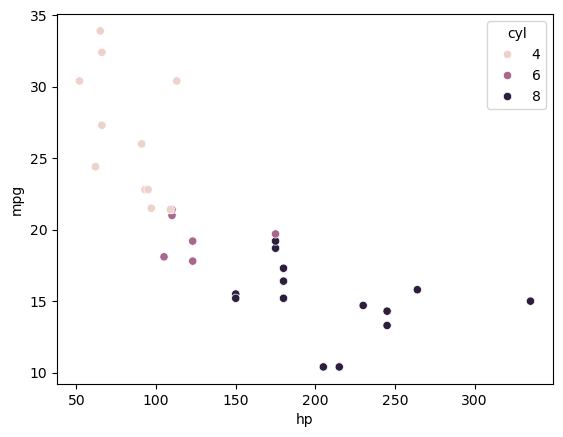
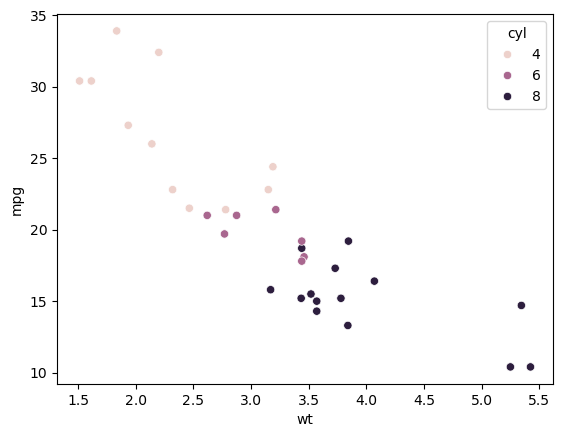
Unified diff of the notebook cell whose output changed from the first chart to the second:
--- before
+++ after
@@ -1 +1,2 @@
-sns.scatterplot(data=df, x='hp', y='mpg', hue='cyl')
+sns.scatterplot(data=df, x='wt', y='mpg', hue='cyl')
+plt.show();

Commit: a